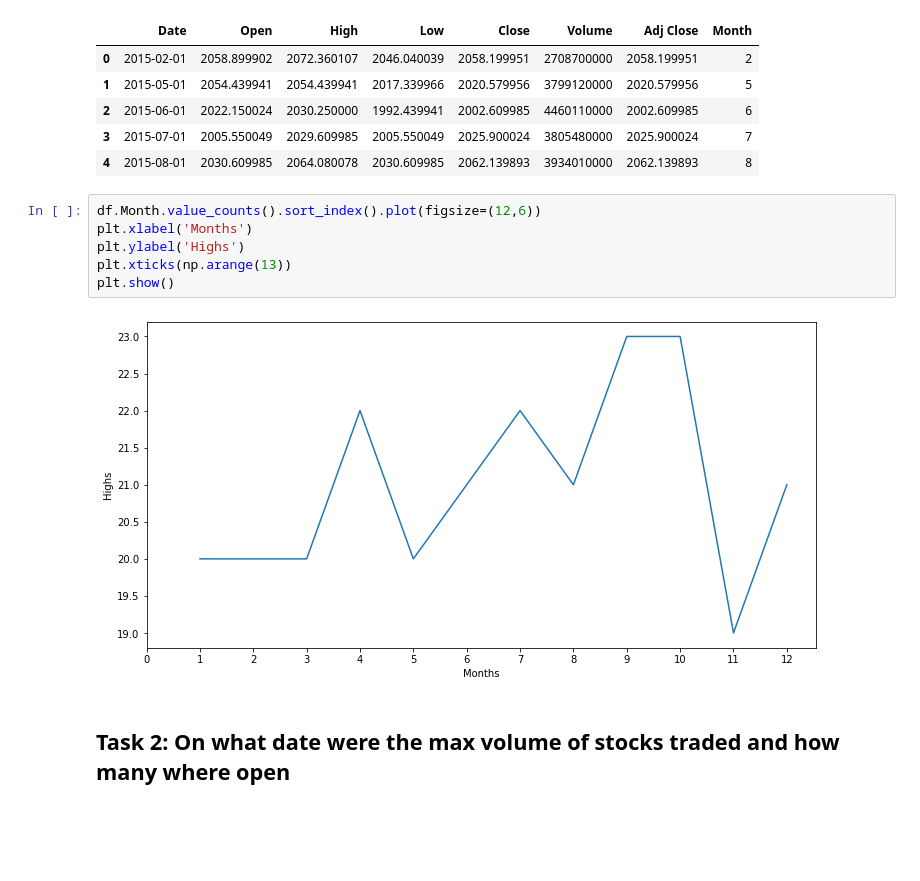
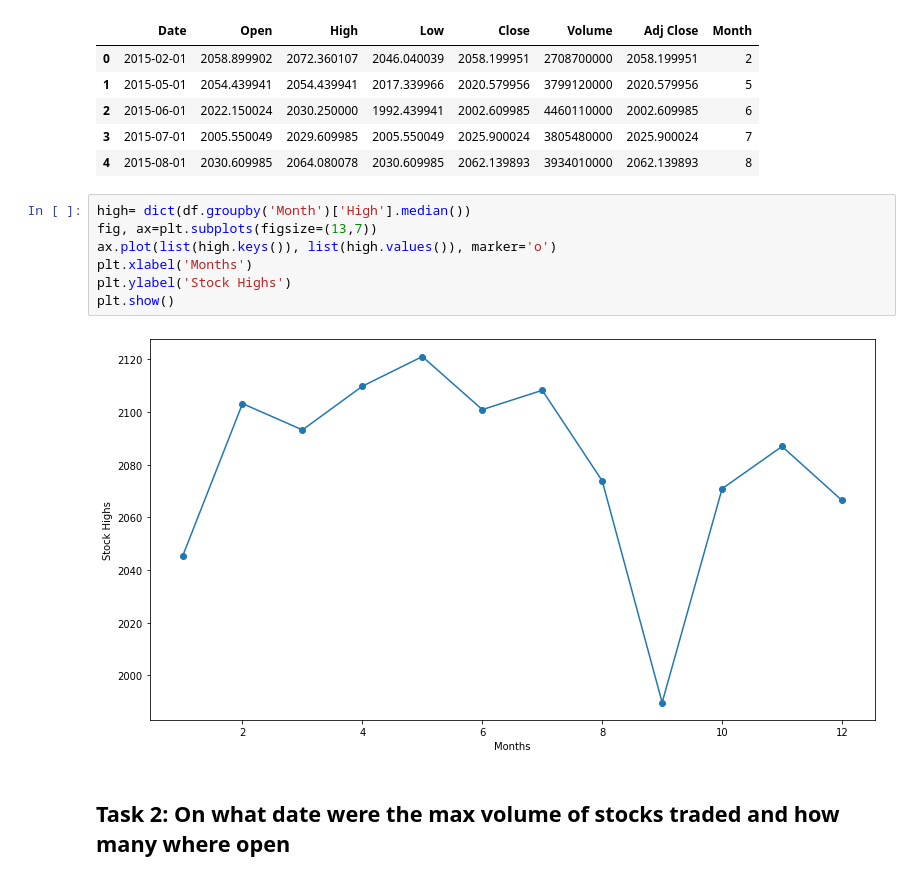
Before and after one commit to Pranav016/Exploratory-data-analysis-of-sp500-dataset, a Jupyter notebook: Exploratory data analysis of s&p500 dataset.ipynb, the cells around one changed output. Cells and saved outputs as stored; diff of their text form; blank space fills up the shorter version.

```diff
--- a/Exploratory data analysis of s&p500 dataset.ipynb
+++ b/Exploratory data analysis of s&p500 dataset.ipynb
@@ -76,14 +76,15 @@ df.head()
 | 2 | 2015-06-01 | 2022.150024 | 2030.250000 | 1992.439941 | 2002.609985 | 4460110000 | 2002.609985 | 6 |
 | 3 | 2015-07-01 | 2005.550049 | 2029.609985 | 2005.550049 | 2025.900024 | 3805480000 | 2025.900024 | 7 |
 | 4 | 2015-08-01 | 2030.609985 | 2064.080078 | 2030.609985 | 2062.139893 | 3934010000 | 2062.139893 | 8 |
-# %%
-df.Month.value_counts().sort_index().plot(figsize=(12,6))
-plt.xlabel('Months')
-plt.ylabel('Highs')
-plt.xticks(np.arange(13))
-plt.show()
-# %% [output]
-[figure, removed]
+# %%
+high= dict(df.groupby('Month')['High'].median())
+fig, ax=plt.subplots(figsize=(13,7))
+ax.plot(list(high.keys()), list(high.values()), marker='o')
+plt.xlabel('Months')
+plt.ylabel('Stock Highs')
+plt.show()
+# %% [output]
+[figure, added]
 # %% [markdown]
 ## Task 2: On what date were the max volume of stocks traded and how many where open
 # %%
```
Also changed, not shown: parts of 2 cells of this notebook, 1 other file.
